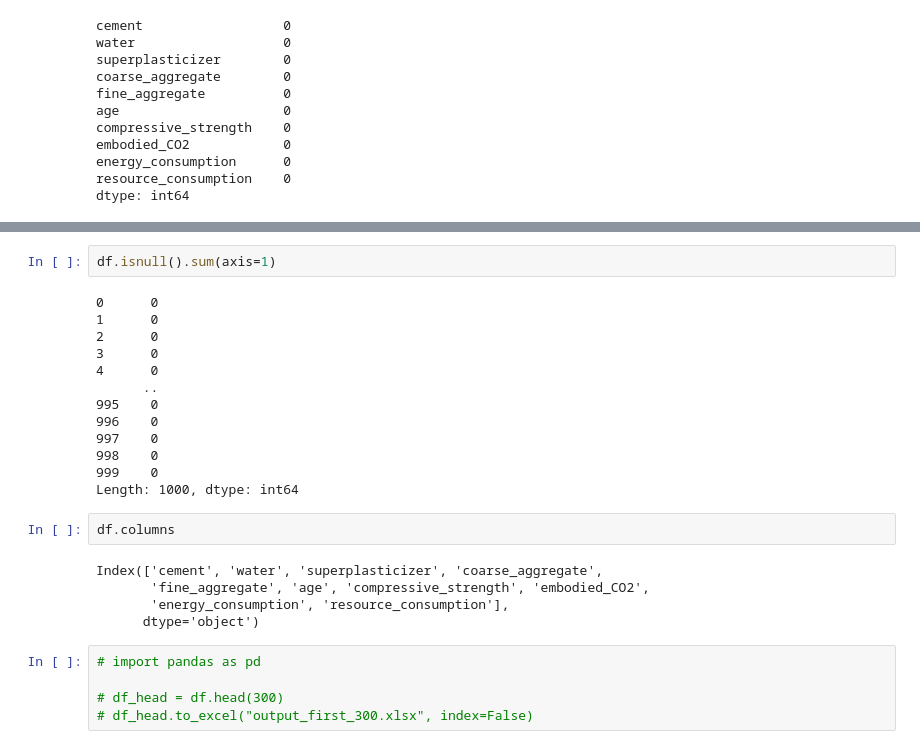
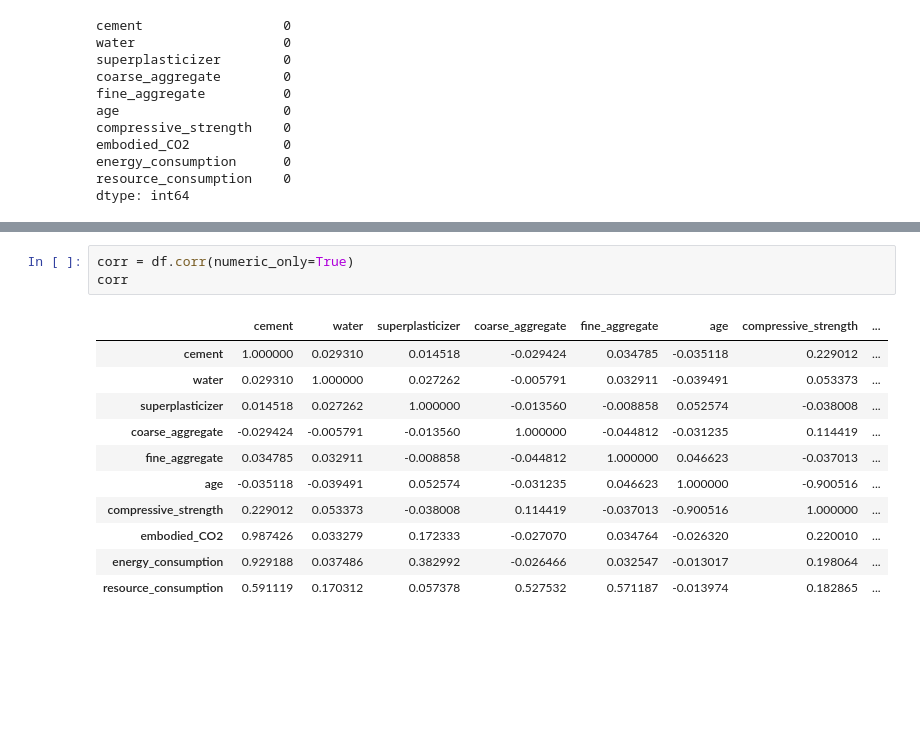
Before and after one commit to pariyaaf/sustainable_concrete_ml_optimization, a Jupyter notebook: notebook/ml.ipynb, the cells around one changed output, grey strips where cells are left out. Cells and saved outputs as stored; diff of their text form; blank space fills up the shorter version.

```diff
--- a/notebook/ml.ipynb
+++ b/notebook/ml.ipynb
@@ -39,27 +29,15 @@ Index(['cement', 'water', 'superplasticizer', 'coarse_aggregate',
-# %%
-df.isnull().sum(axis=1)
-# %% [output]
-0      0
-1      0
-2      0
-3      0
-4      0
-      ..
-995    0
-996    0
-997    0
-998    0
-999    0
-Length: 1000, dtype: int64
-# %%
-df.columns
-# %% [output]
-Index(['cement', 'water', 'superplasticizer', 'coarse_aggregate',
-       'fine_aggregate', 'age', 'compressive_strength', 'embodied_CO2',
-       'energy_consumption', 'resource_consumption'],
-      dtype='object')
-# %%
-# import pandas as pd
-
-# df_head = df.head(300)
-# df_head.to_excel("output_first_300.xlsx", index=False)
+# %%
+corr = df.corr(numeric_only=True)
+corr
+# %% [output]
+|  | cement | water | superplasticizer | coarse_aggregate | fine_aggregate | age | compressive_strength | ... |
+| cement | 1.000000 | 0.029310 | 0.014518 | -0.029424 | 0.034785 | -0.035118 | 0.229012 | ... |
+| water | 0.029310 | 1.000000 | 0.027262 | -0.005791 | 0.032911 | -0.039491 | 0.053373 | ... |
+| superplasticizer | 0.014518 | 0.027262 | 1.000000 | -0.013560 | -0.008858 | 0.052574 | -0.038008 | ... |
+| coarse_aggregate | -0.029424 | -0.005791 | -0.013560 | 1.000000 | -0.044812 | -0.031235 | 0.114419 | ... |
+| fine_aggregate | 0.034785 | 0.032911 | -0.008858 | -0.044812 | 1.000000 | 0.046623 | -0.037013 | ... |
+| age | -0.035118 | -0.039491 | 0.052574 | -0.031235 | 0.046623 | 1.000000 | -0.900516 | ... |
+| compressive_strength | 0.229012 | 0.053373 | -0.038008 | 0.114419 | -0.037013 | -0.900516 | 1.000000 | ... |
+| embodied_CO2 | 0.987426 | 0.033279 | 0.172333 | -0.027070 | 0.034764 | -0.026320 | 0.220010 | ... |
+| energy_consumption | 0.929188 | 0.037486 | 0.382992 | -0.026466 | 0.032547 | -0.013017 | 0.198064 | ... |
+| resource_consumption | 0.591119 | 0.170312 | 0.057378 | 0.527532 | 0.571187 | -0.013974 | 0.182865 | ... |
```
Also changed, not shown: parts of 12 cells of this notebook.
